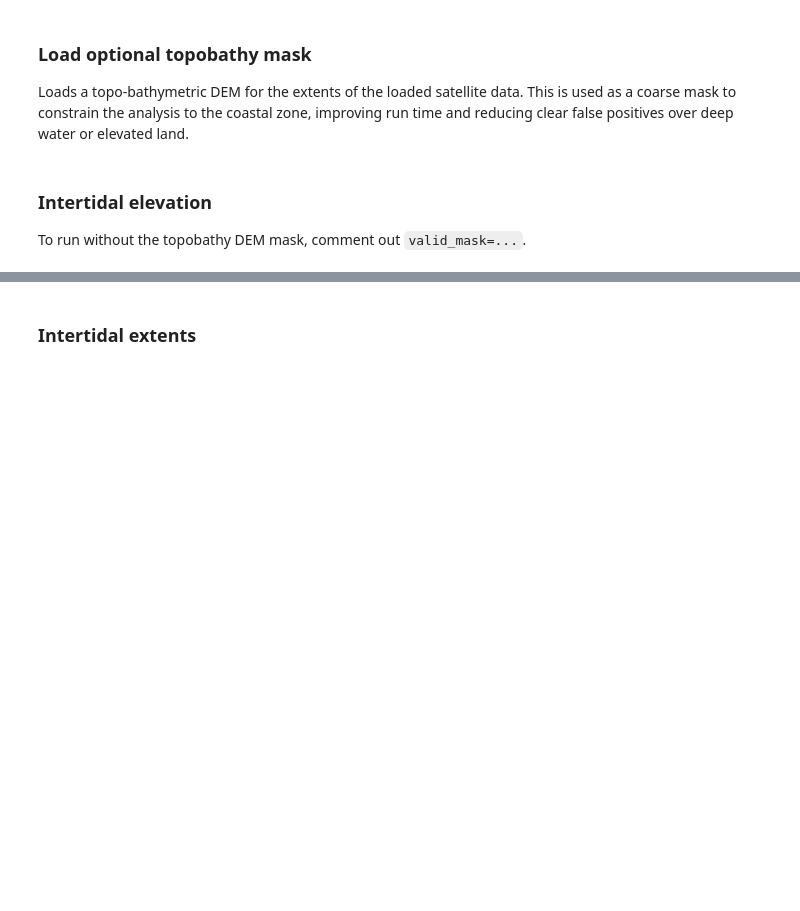
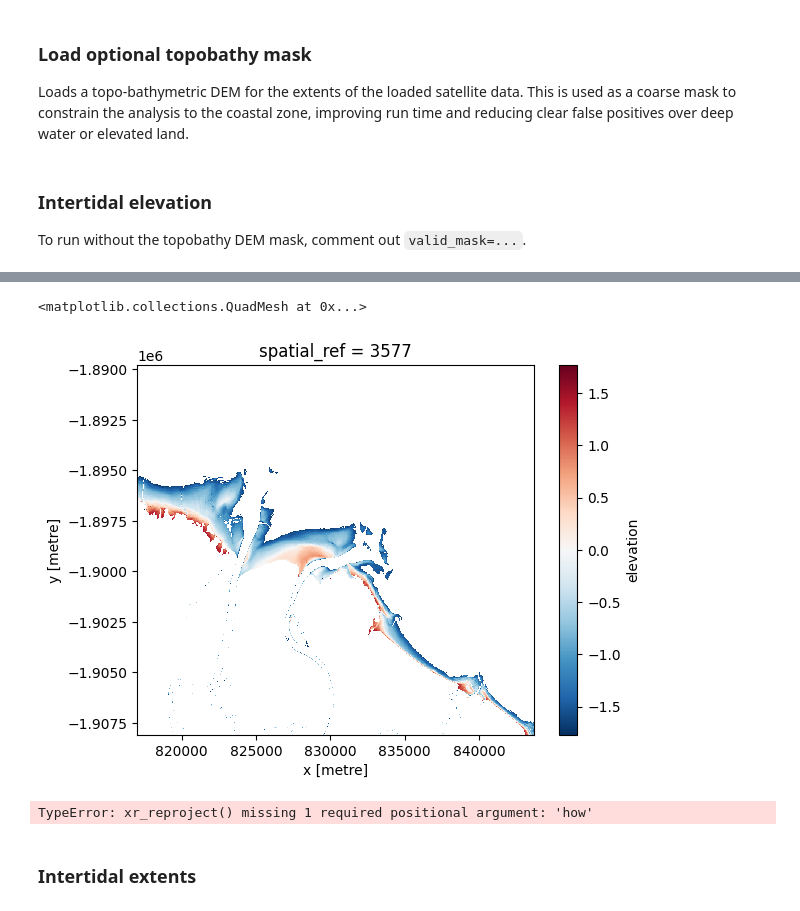
Before and after one commit to GeoscienceAustralia/dea-intertidal, a Jupyter notebook: notebooks/Intertidal_workflow.ipynb, the cells around one changed output, grey strips where cells are left out. Saved outputs shown, nothing was run; the diff lists cells and outputs as text; code cells hidden in the pictures; blank space fills up the shorter version.

```diff
--- a/notebooks/Intertidal_workflow.ipynb
+++ b/notebooks/Intertidal_workflow.ipynb
@@ -241,3 +247,12 @@ Applying rolling mean smoothing with radius 20
+# %%
+ds.elevation.plot()
+# %% [output]
+<matplotlib.collections.QuadMesh at 0x...>
+[figure, added]
+# %%
+ds.elevation.odc.reproject(resolution=100).plot()
+# %% [output]
+TypeError: xr_reproject() missing 1 required positional argument: 'how'
 # %% [markdown]
 ### Intertidal extents
 # %%
```
Also changed, not shown: parts of 14 cells of this notebook, 1 other file.
